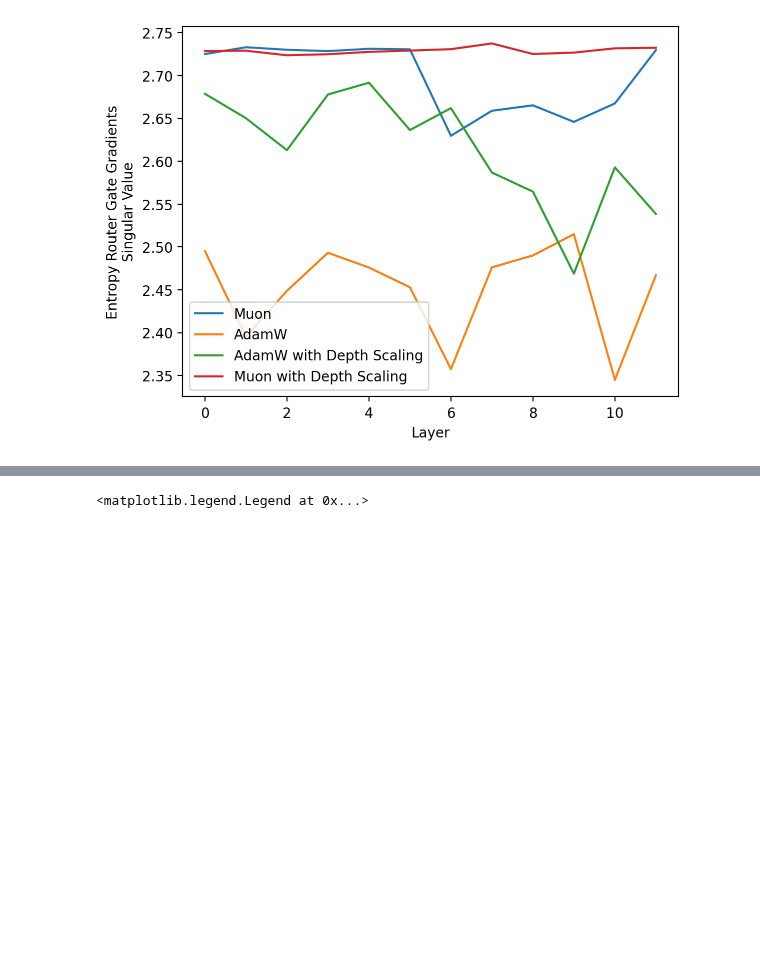
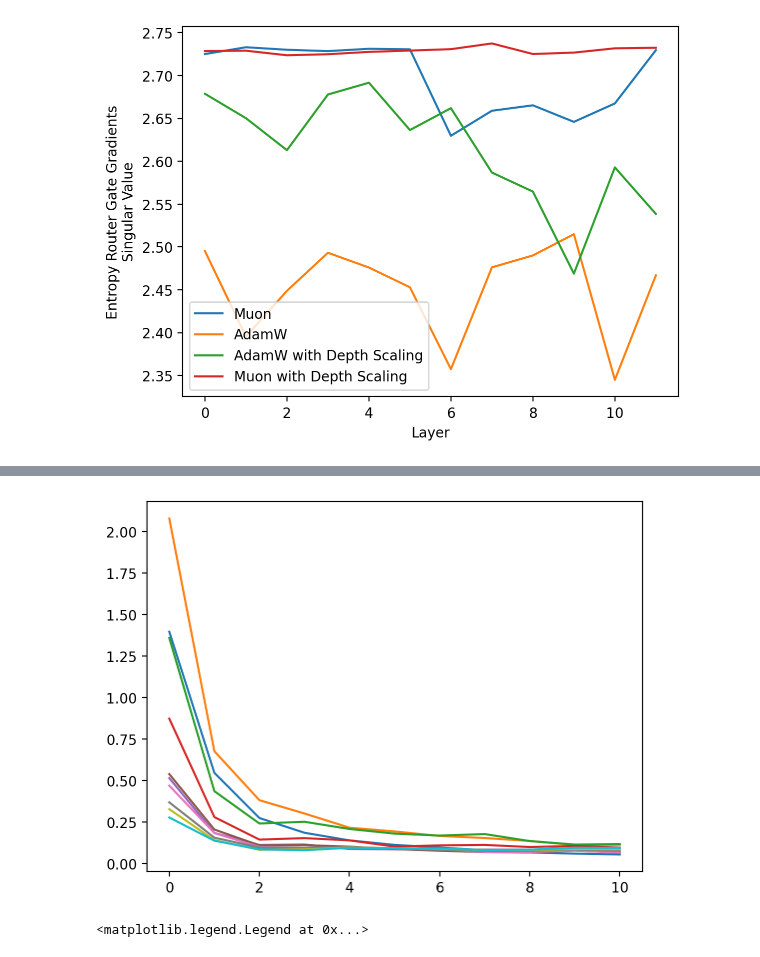
Before and after one commit to nano-moe/nanomoe, a Jupyter notebook: notebook/test_training.ipynb, the cells around one changed output, grey strips where cells are left out. Cells and saved outputs as stored; diff of their text form; code cells hidden in the pictures; blank space fills up the shorter version.

```diff
--- a/notebook/test_training.ipynb
+++ b/notebook/test_training.ipynb
@@ -620,3 +697,8 @@ Token indices sequence length is longer than the specified maximum sequence leng
+# %%
+for i in range(10)[::]:
+    plt.plot(hidden_states_metrics_adamw_no_scaling[i][1][:, 2])
+# %% [output]
+[figure, added]
 # %%
 tokenizer = AutoTokenizer.from_pretrained(tokenizer_name, trust_remote_code=True)
 model_config = MoEConfig.nano()
```
Also changed, not shown: parts of 7 cells of this notebook, 13 other files.
